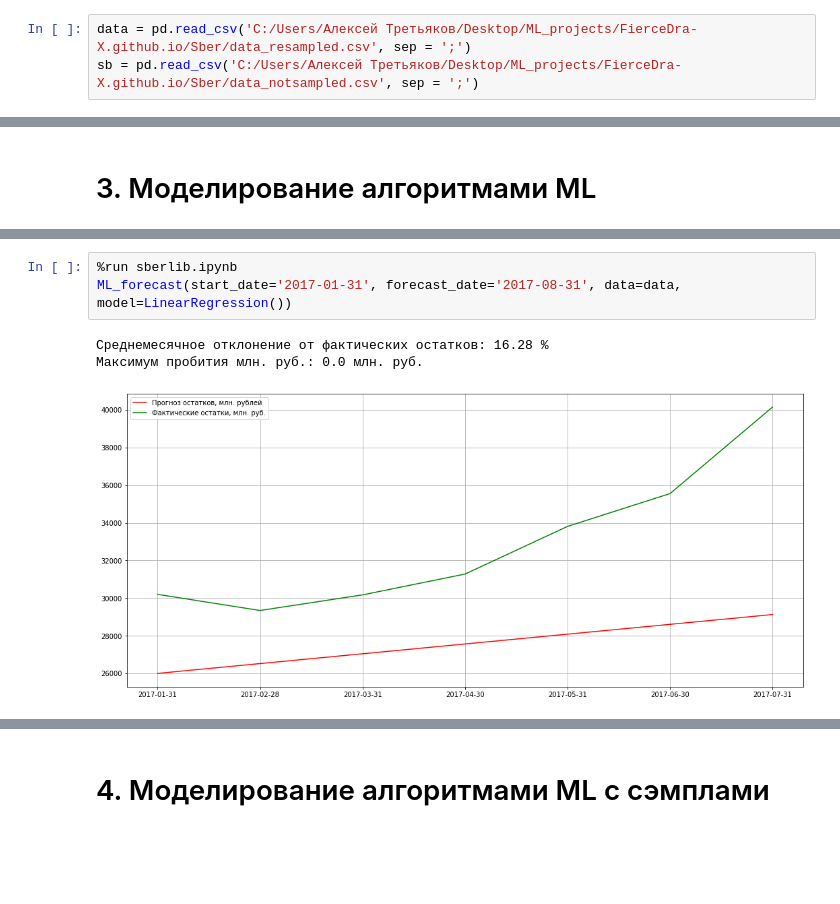
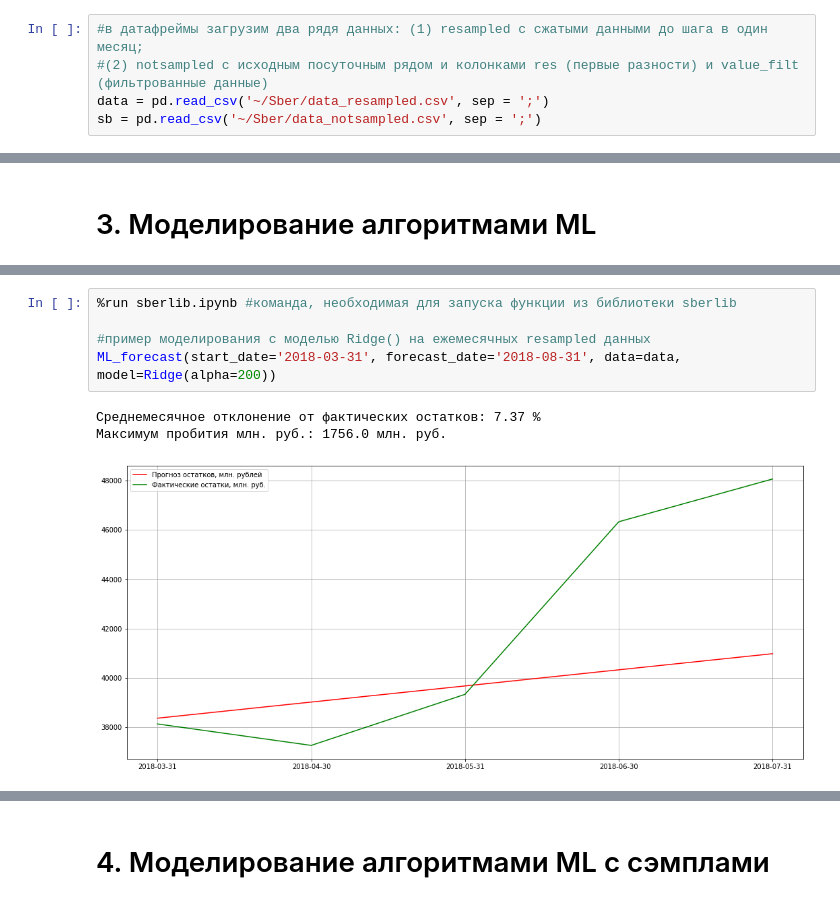
Before and after one commit to FierceDra/FierceDra-X.github.io, a Jupyter notebook: Sber/Sber_module.ipynb, the cells around one changed output, grey strips where cells are left out. Saved outputs shown, nothing was run; the diff lists cells and outputs as text; blank space fills up the shorter version.

```diff
--- a/Sber/Sber_module.ipynb
+++ b/Sber/Sber_module.ipynb
@@ -49,4 +37,6 @@ importing Jupyter notebook from sberlib.ipynb
 # %%
-data = pd.read_csv('C:/Users/Алексей Третьяков/Desktop/ML_projects/FierceDra-X.github.io/Sber/data_resampled.csv', sep = ';')
-sb = pd.read_csv('C:/Users/Алексей Третьяков/Desktop/ML_projects/FierceDra-X.github.io/Sber/data_notsampled.csv', sep = ';')
+#в датафреймы загрузим два рядя данных: (1) resampled с сжатыми данными до шага в один месяц;
+#(2) notsampled с исходным посуточным рядом и колонками res (первые разности) и value_filt (фильтрованные данные)
+data = pd.read_csv('~/Sber/data_resampled.csv', sep = ';')
+sb = pd.read_csv('~/Sber/data_notsampled.csv', sep = ';')
 # %%
@@ -114,7 +161,9 @@ for date in data[(data.date >= start_date) &
 # %%
-%run sberlib.ipynb
-ML_forecast(start_date='2017-01-31', forecast_date='2017-08-31', data=data, model=LinearRegression())
+%run sberlib.ipynb #команда, необходимая для запуска функции из библиотеки sberlib
+
+#пример моделирования с моделью Ridge() на ежемесячных resampled данных
+ML_forecast(start_date='2018-03-31', forecast_date='2018-08-31', data=data, model=Ridge(alpha=200))
 # %% [output]
-Среднемесячное отклонение от фактических остатков: 16.28 %
-Максимум пробития млн. руб.: 0.0 млн. руб.
+Среднемесячное отклонение от фактических остатков: 7.37 %
+Максимум пробития млн. руб.: 1756.0 млн. руб.
-[figure, old version]
+[figure, new version]
```
Also changed, not shown: parts of 29 cells of this notebook, 2 other files.
